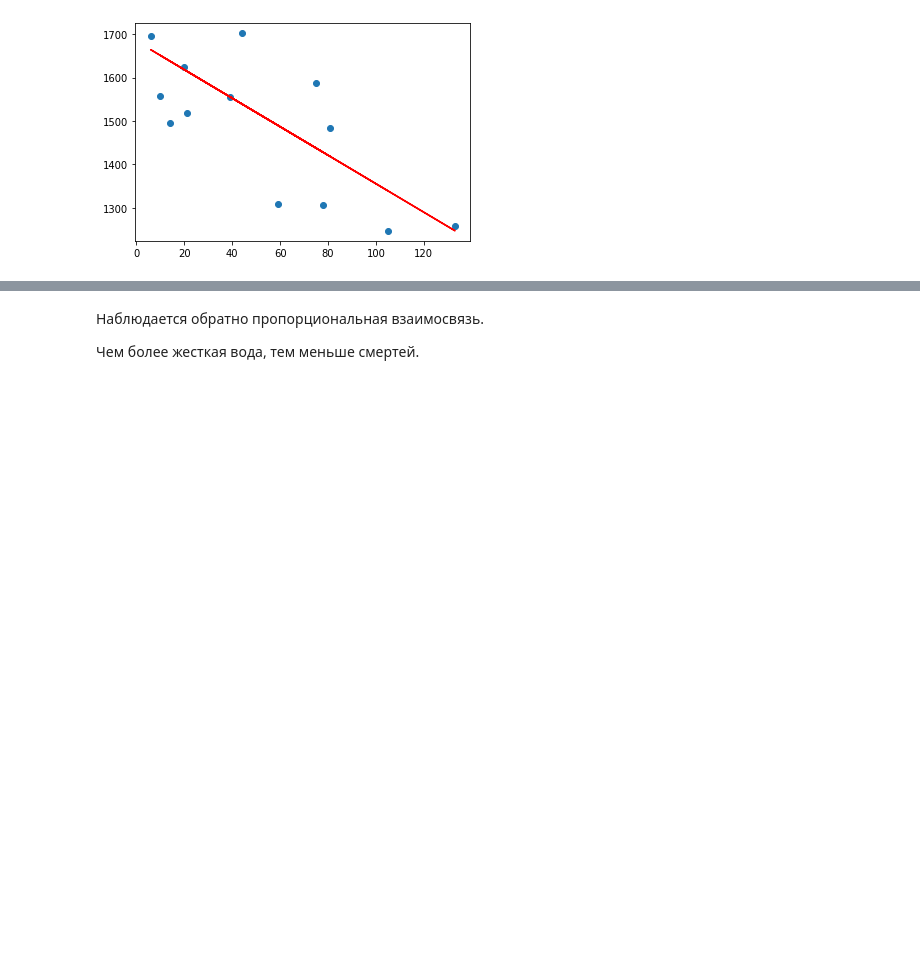
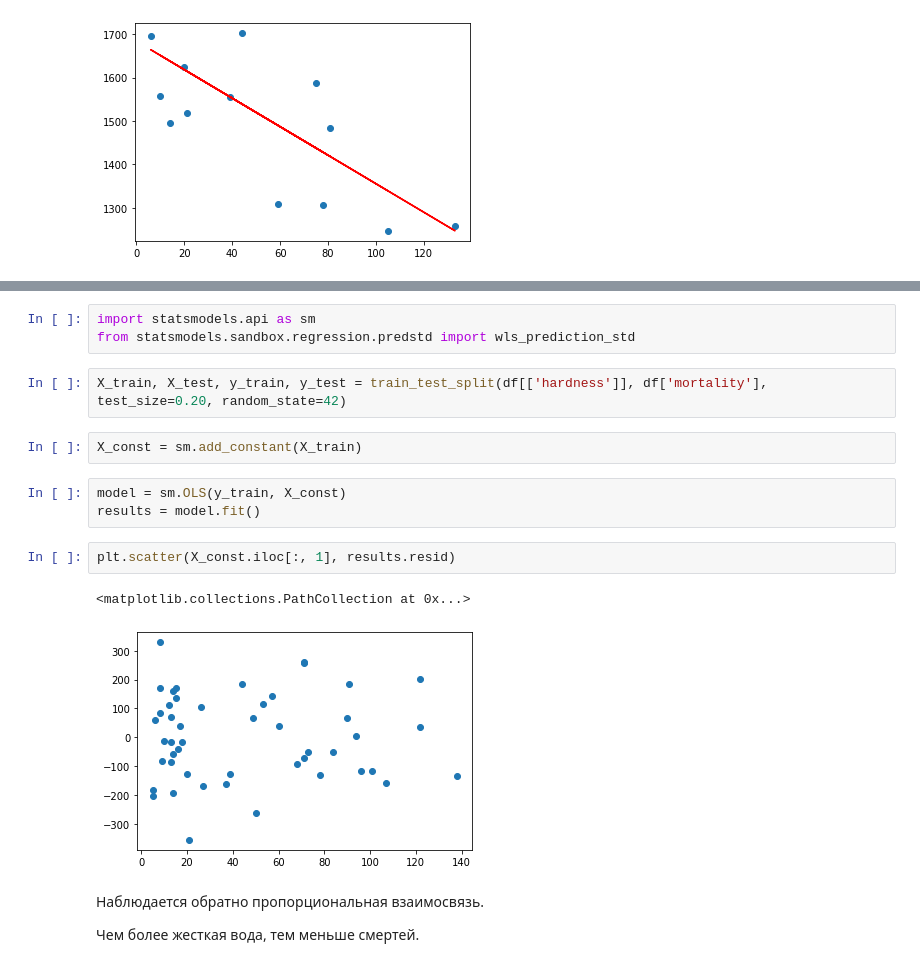
Before and after one commit to Denis-hap/pyda-9, a Jupyter notebook: 19-vvedenie-v-statistiku/new-dz-19.ipynb, the cells around one changed output, grey strips where cells are left out. Saved outputs shown, nothing was run; the diff lists cells and outputs as text; blank space fills up the shorter version.

```diff
--- a/19-vvedenie-v-statistiku/new-dz-19.ipynb
+++ b/19-vvedenie-v-statistiku/new-dz-19.ipynb
@@ -75,3 +80,18 @@ plt.plot(X_test, y_pred, c='r')
+# %%
+import statsmodels.api as sm
+from statsmodels.sandbox.regression.predstd import wls_prediction_std
+# %%
+X_train, X_test, y_train, y_test = train_test_split(df[['hardness']], df['mortality'], test_size=0.20, random_state=42)
+# %%
+X_const = sm.add_constant(X_train)
+# %%
+model = sm.OLS(y_train, X_const)
+results = model.fit()
+# %%
+plt.scatter(X_const.iloc[:, 1], results.resid)
+# %% [output]
+<matplotlib.collections.PathCollection at 0x...>
+[figure, added]
 # %% [markdown]
 Наблюдается обратно пропорциональная взаимосвязь.
 
```
Also changed, not shown: parts of 6 cells of this notebook.
